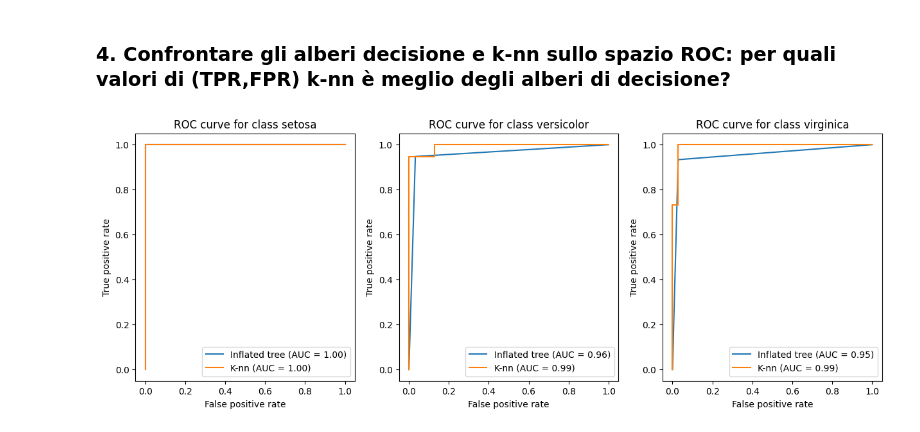
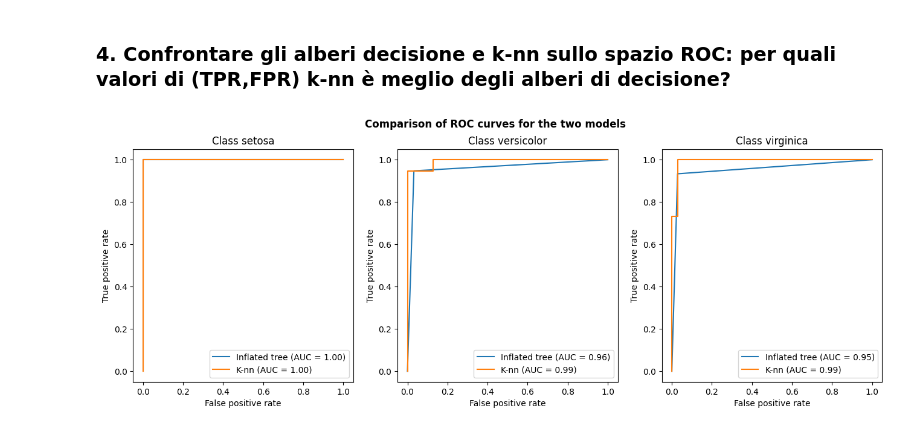
Before and after one commit to jakbtg/AAUT, a Jupyter notebook: Meo/2-classification_iris_knn_aa_22_23.ipynb, the cells around one changed output. Cells and saved outputs as stored; diff of their text form; code cells hidden in the pictures.

```diff
--- a/Meo/2-classification_iris_knn_aa_22_23.ipynb
+++ b/Meo/2-classification_iris_knn_aa_22_23.ipynb
@@ -428,26 +428,27 @@ plotROC(inflated_tree, 'inflated tree')
 # %%
 # I will use the code example from the scikit-learn documentation found here: https://scikit-learn.org/stable/auto_examples/model_selection/plot_roc.html
 # Adapted to the current situation
 from sklearn.metrics import roc_curve, auc
 from sklearn.preprocessing import LabelBinarizer
 import matplotlib.pyplot as plt
 from sklearn.metrics import RocCurveDisplay
 
 label_binarizer = LabelBinarizer().fit(y_train)
 y_onehot_test = label_binarizer.transform(y_test)
 inflated_score = inflated_tree.predict_proba(X_test)
 knn_score = knn.predict_proba(X_test)
 
-fig, ax = plt.subplots(1, 3, figsize=(15, 5))
+fig, ax = plt.subplots(1, 3, figsize=(16, 5))
+fig.suptitle('Comparison of ROC curves for the two models', fontweight='bold')
 for i in range(3):
     class_of_interest = i
     class_id = np.flatnonzero(label_binarizer.classes_ == class_of_interest)[0]
     ax = plt.subplot(1, 3, i+1)
     RocCurveDisplay.from_predictions(y_onehot_test[:, class_id], inflated_score[:, class_id], name='Inflated tree', ax=ax)
     RocCurveDisplay.from_predictions(y_onehot_test[:, class_id], knn_score[:, class_id], name='K-nn', ax=ax)
     ax.set_xlabel('False positive rate')
     ax.set_ylabel('True positive rate')
-    ax.set_title(f'ROC curve for class {iris.target_names[class_of_interest]}')
+    ax.set_title(f'Class {iris.target_names[class_of_interest]}')
 plt.show()
 # %% [output]
-[figure, old version]
+[figure, new version]
```
